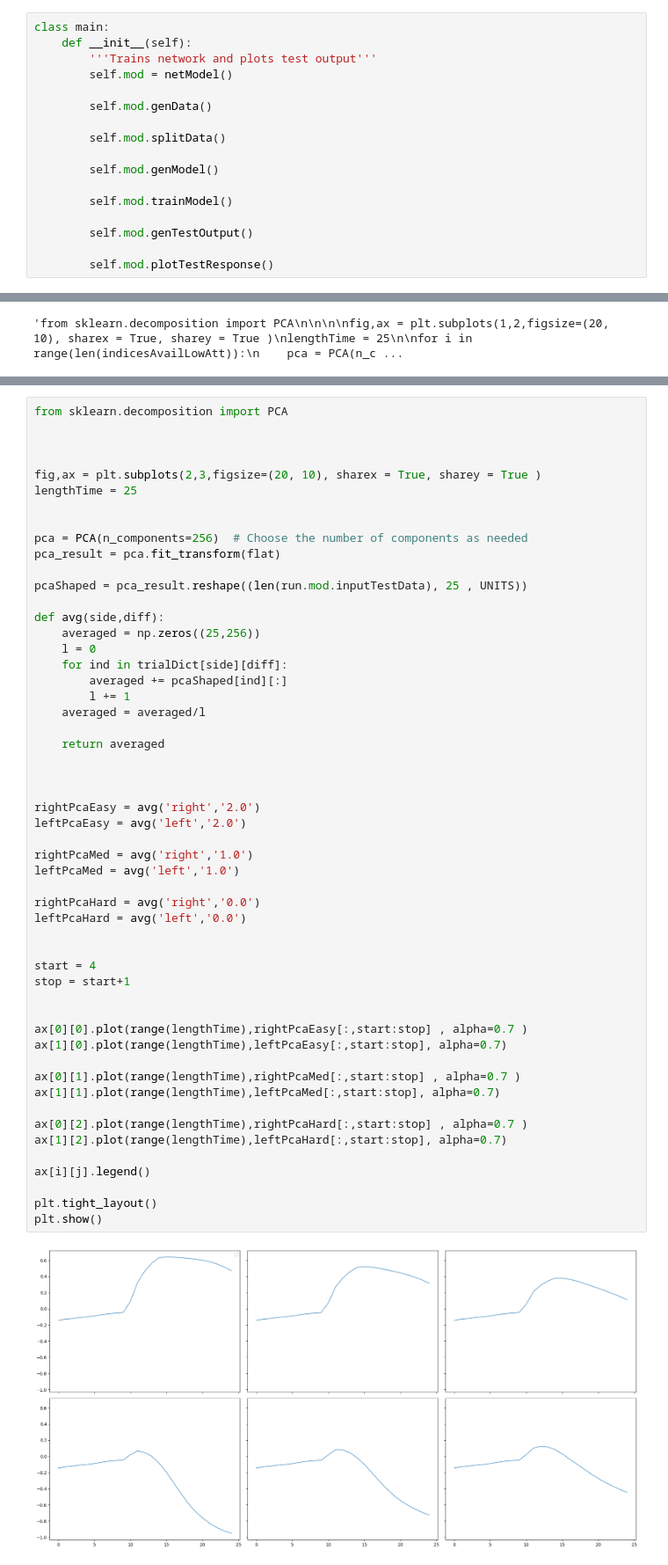
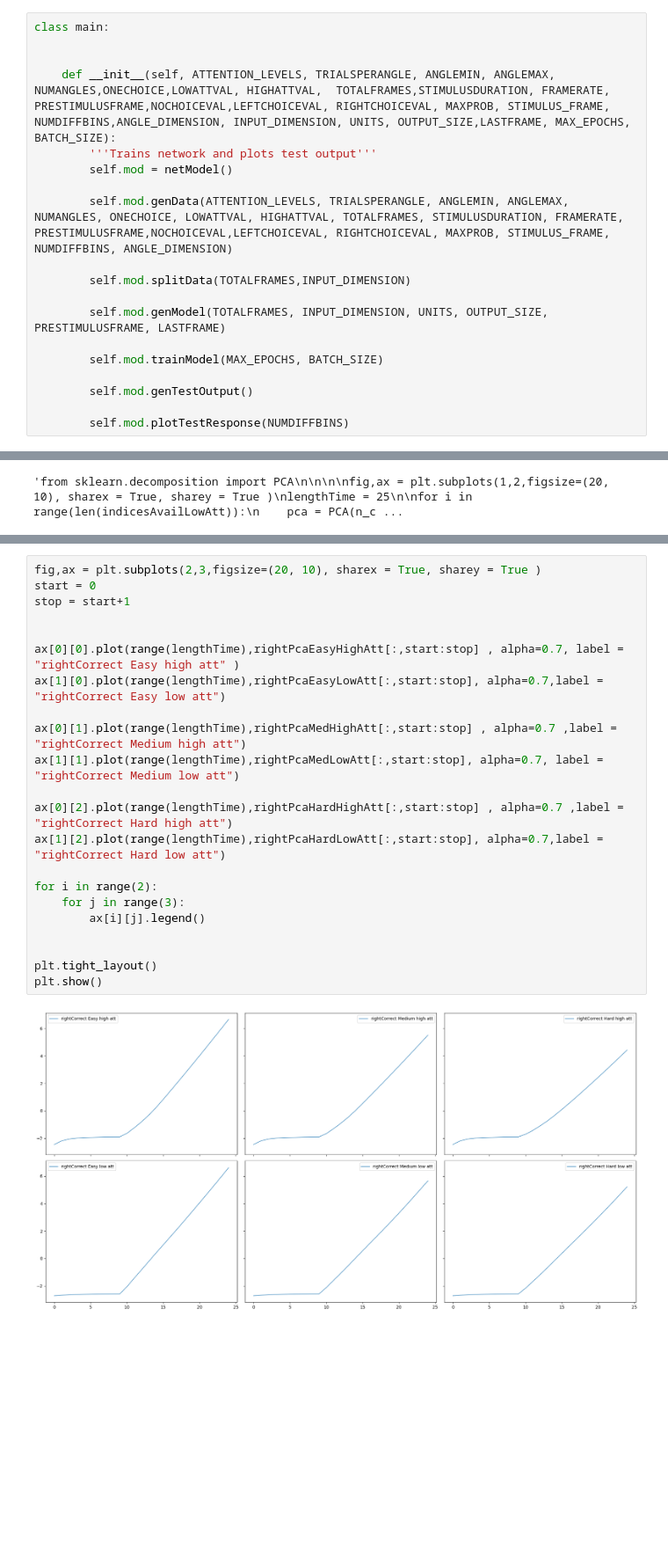
Before and after one commit to jshengen/OOPBinaryClassification, a Jupyter notebook: 3OutsObjectOriented.ipynb, the cells around one changed output, grey strips where cells are left out. Shown: that part at 88% size. Drawn from its saved outputs; the diff is of its cells as text; blank space fills up the shorter version.

```diff
--- a/3OutsObjectOriented.ipynb
+++ b/3OutsObjectOriented.ipynb
@@ -1095,18 +1098,20 @@ class netModel:
             return hist
 # %%
 class main:
-    def __init__(self):
+
+
+    def __init__(self, ATTENTION_LEVELS, TRIALSPERANGLE, ANGLEMIN, ANGLEMAX, NUMANGLES,ONECHOICE,LOWATTVAL, HIGHATTVAL,  TOTALFRAMES,STIMULUSDURATION, FRAMERATE, PRESTIMULUSFRAME,NOCHOICEVAL,LEFTCHOICEVAL, RIGHTCHOICEVAL, MAXPROB, STIMULUS_FRAME, NUMDIFFBINS,ANGLE_DIMENSION, INPUT_DIMENSION, UNITS, OUTPUT_SIZE,LASTFRAME, MAX_EPOCHS, BATCH_SIZE):
         '''Trains network and plots test output'''
         self.mod = netModel()
 
-        self.mod.genData()
+        self.mod.genData(ATTENTION_LEVELS, TRIALSPERANGLE, ANGLEMIN, ANGLEMAX, NUMANGLES, ONECHOICE, LOWATTVAL, HIGHATTVAL, TOTALFRAMES, STIMULUSDURATION, FRAMERATE, PRESTIMULUSFRAME,NOCHOICEVAL,LEFTCHOICEVAL, RIGHTCHOICEVAL, MAXPROB, STIMULUS_FRAME, NUMDIFFBINS, ANGLE_DIMENSION)
 
-        self.mod.splitData()
+        self.mod.splitData(TOTALFRAMES,INPUT_DIMENSION)
 
-        self.mod.genModel()
+        self.mod.genModel(TOTALFRAMES, INPUT_DIMENSION, UNITS, OUTPUT_SIZE, PRESTIMULUSFRAME, LASTFRAME)
 
-        self.mod.trainModel()
+        self.mod.trainModel(MAX_EPOCHS, BATCH_SIZE)
 
         self.mod.genTestOutput()
 
-        self.mod.plotTestResponse()
+        self.mod.plotTestResponse(NUMDIFFBINS)
@@ -1377,55 +1509,24 @@ plt.show()
 # %%
-from sklearn.decomposition import PCA
-
-
-
 fig,ax = plt.subplots(2,3,figsize=(20, 10), sharex = True, sharey = True )
-lengthTime = 25
-
-
-pca = PCA(n_components=256)  # Choose the number of components as needed
-pca_result = pca.fit_transform(flat)
-
-pcaShaped = pca_result.reshape((len(run.mod.inputTestData), 25 , UNITS))
-
-def avg(side,diff):
-    averaged = np.zeros((25,256))
-    l = 0
-    for ind in trialDict[side][diff]:
-        averaged += pcaShaped[ind][:]
-        l += 1
-    averaged = averaged/l
-
-    return averaged
-
-
-
-rightPcaEasy = avg('right','2.0')
-leftPcaEasy = avg('left','2.0')
-
-rightPcaMed = avg('right','1.0')
-leftPcaMed = avg('left','1.0')
-
-rightPcaHard = avg('right','0.0')
-leftPcaHard = avg('left','0.0')
-
-
-start = 4
+start = 0
 stop = start+1
 
 
-ax[0][0].plot(range(lengthTime),rightPcaEasy[:,start:stop] , alpha=0.7 )
-ax[1][0].plot(range(lengthTime),leftPcaEasy[:,start:stop], alpha=0.7)
+ax[0][0].plot(range(lengthTime),rightPcaEasyHighAtt[:,start:stop] , alpha=0.7, label = "rightCorrect Easy high att" )
+ax[1][0].plot(range(lengthTime),rightPcaEasyLowAtt[:,start:stop], alpha=0.7,label = "rightCorrect Easy low att")
 
-ax[0][1].plot(range(lengthTime),rightPcaMed[:,start:stop] , alpha=0.7 )
-ax[1][1].plot(range(lengthTime),leftPcaMed[:,start:stop], alpha=0.7)
+ax[0][1].plot(range(lengthTime),rightPcaMedHighAtt[:,start:stop] , alpha=0.7 ,label = "rightCorrect Medium high att")
+ax[1][1].plot(range(lengthTime),rightPcaMedLowAtt[:,start:stop], alpha=0.7, label = "rightCorrect Medium low att")
 
-ax[0][2].plot(range(lengthTime),rightPcaHard[:,start:stop] , alpha=0.7 )
-ax[1][2].plot(range(lengthTime),leftPcaHard[:,start:stop], alpha=0.7)
+ax[0][2].plot(range(lengthTime),rightPcaHardHighAtt[:,start:stop] , alpha=0.7 ,label = "rightCorrect Hard high att")
+ax[1][2].plot(range(lengthTime),rightPcaHardLowAtt[:,start:stop], alpha=0.7,label = "rightCorrect Hard low att")
 
-ax[i][j].legend()
+for i in range(2):
+    for j in range(3):
+        ax[i][j].legend()
+
 
 plt.tight_layout()
 plt.show()
 # %% [output]
-[figure, old version]
+[figure, new version]
```
Also changed, not shown: parts of 24 cells of this notebook.
